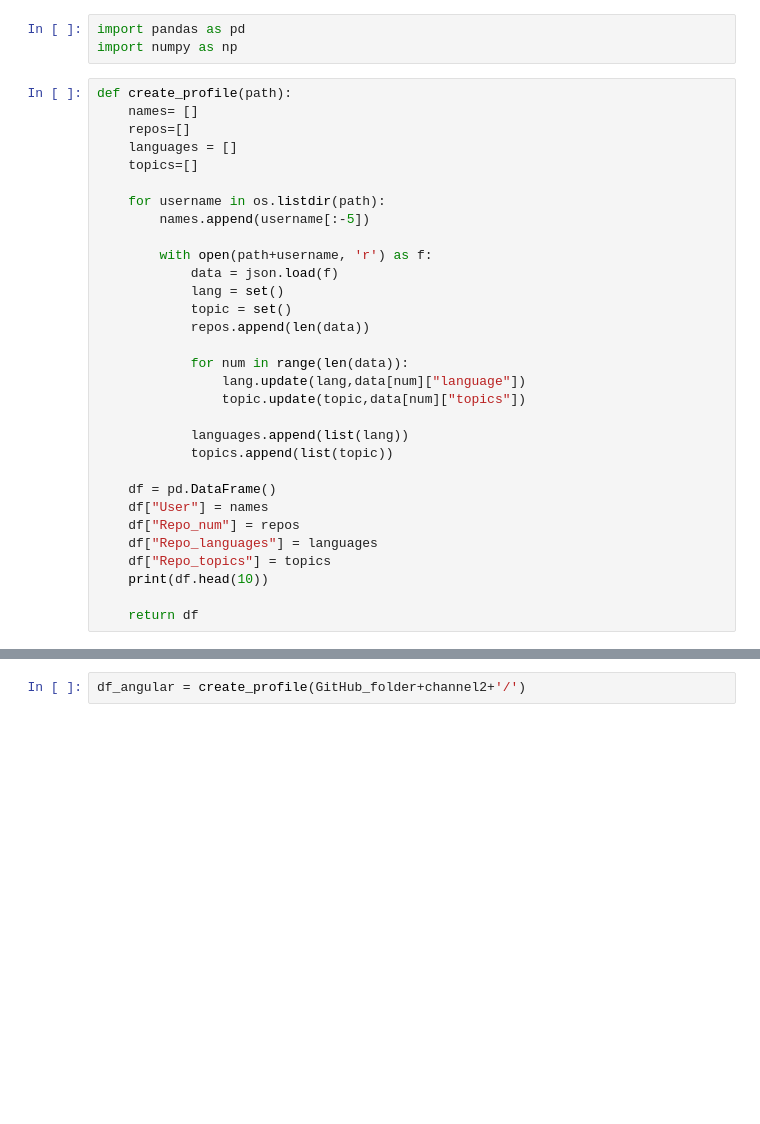
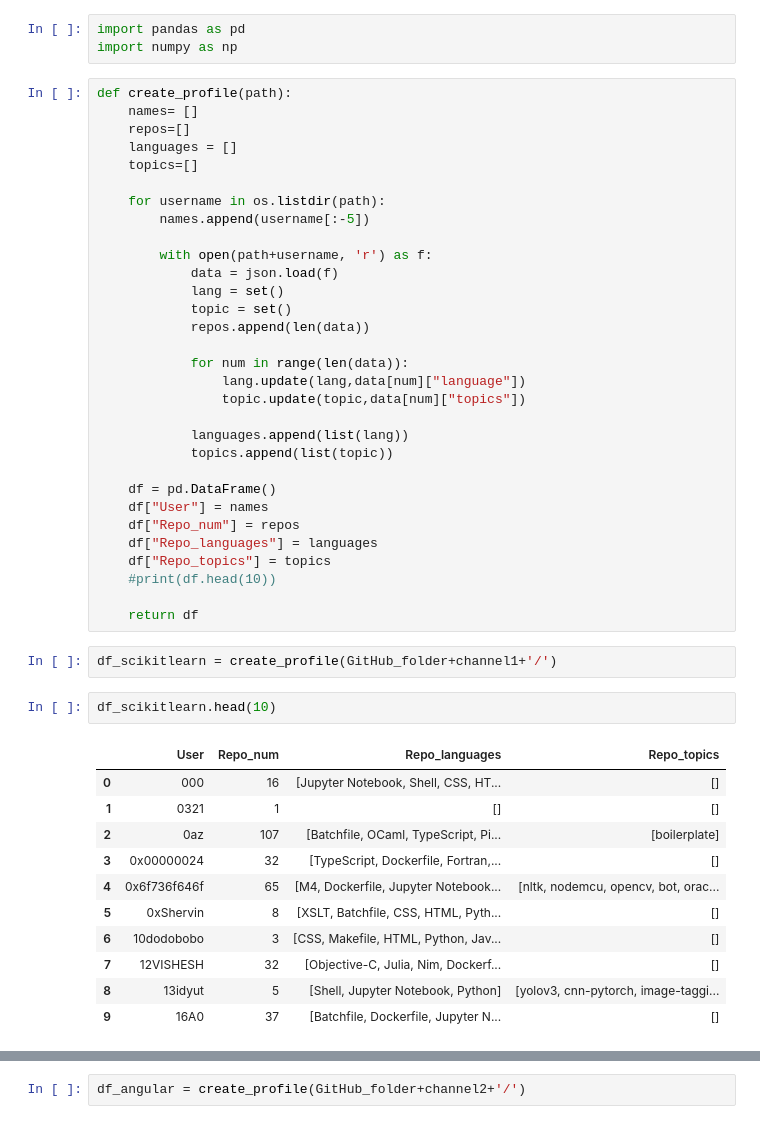
Before and after one commit to NoleWang/Respondent_Recommendation, a Jupyter notebook: Data/tools/GetRepoInfo.ipynb, the cells around one changed output, grey strips where cells are left out. Saved outputs shown, nothing was run; the diff lists cells and outputs as text; blank space fills up the shorter version.

```diff
--- a/Data/tools/GetRepoInfo.ipynb
+++ b/Data/tools/GetRepoInfo.ipynb
@@ -394,6 +394,22 @@ def create_profile(path):
     df["Repo_num"] = repos
     df["Repo_languages"] = languages
     df["Repo_topics"] = topics
-    print(df.head(10))
+    #print(df.head(10))
 
     return df
+# %%
+df_scikitlearn = create_profile(GitHub_folder+channel1+'/')
+# %%
+df_scikitlearn.head(10)
+# %% [output]
+|  | User | Repo_num | Repo_languages | Repo_topics |
+| 0 | 000 | 16 | [Jupyter Notebook, Shell, CSS, HT... | [] |
+| 1 | 0321 | 1 | [] | [] |
+| 2 | 0az | 107 | [Batchfile, OCaml, TypeScript, Pi... | [boilerplate] |
+| 3 | 0x00000024 | 32 | [TypeScript, Dockerfile, Fortran,... | [] |
+| 4 | 0x6f736f646f | 65 | [M4, Dockerfile, Jupyter Notebook... | [nltk, nodemcu, opencv, bot, orac... |
+| 5 | 0xShervin | 8 | [XSLT, Batchfile, CSS, HTML, Pyth... | [] |
+| 6 | 10dodobobo | 3 | [CSS, Makefile, HTML, Python, Jav... | [] |
+| 7 | 12VISHESH | 32 | [Objective-C, Julia, Nim, Dockerf... | [] |
+| 8 | 13idyut | 5 | [Shell, Jupyter Notebook, Python] | [yolov3, cnn-pytorch, image-taggi... |
+| 9 | 16A0 | 37 | [Batchfile, Dockerfile, Jupyter N... | [] |
```
Also changed, not shown: parts of 2 cells of this notebook.
